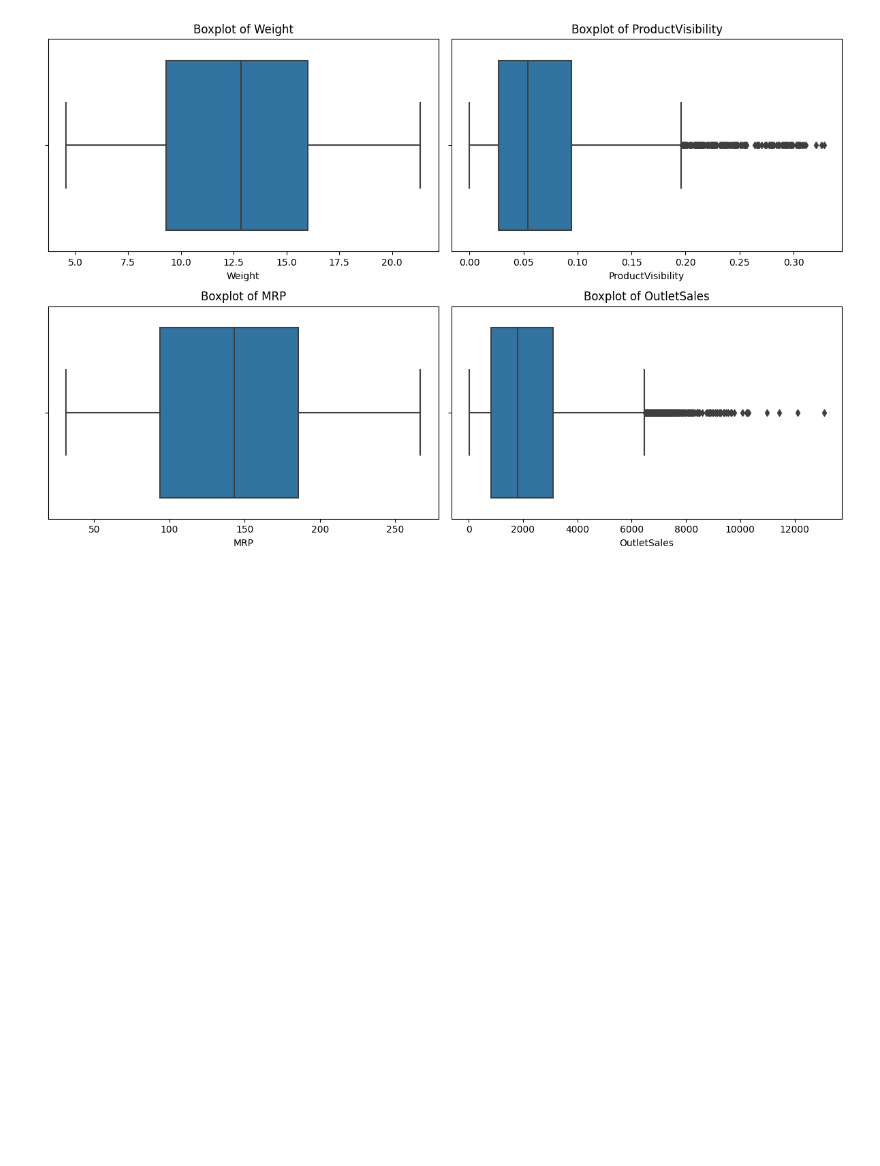
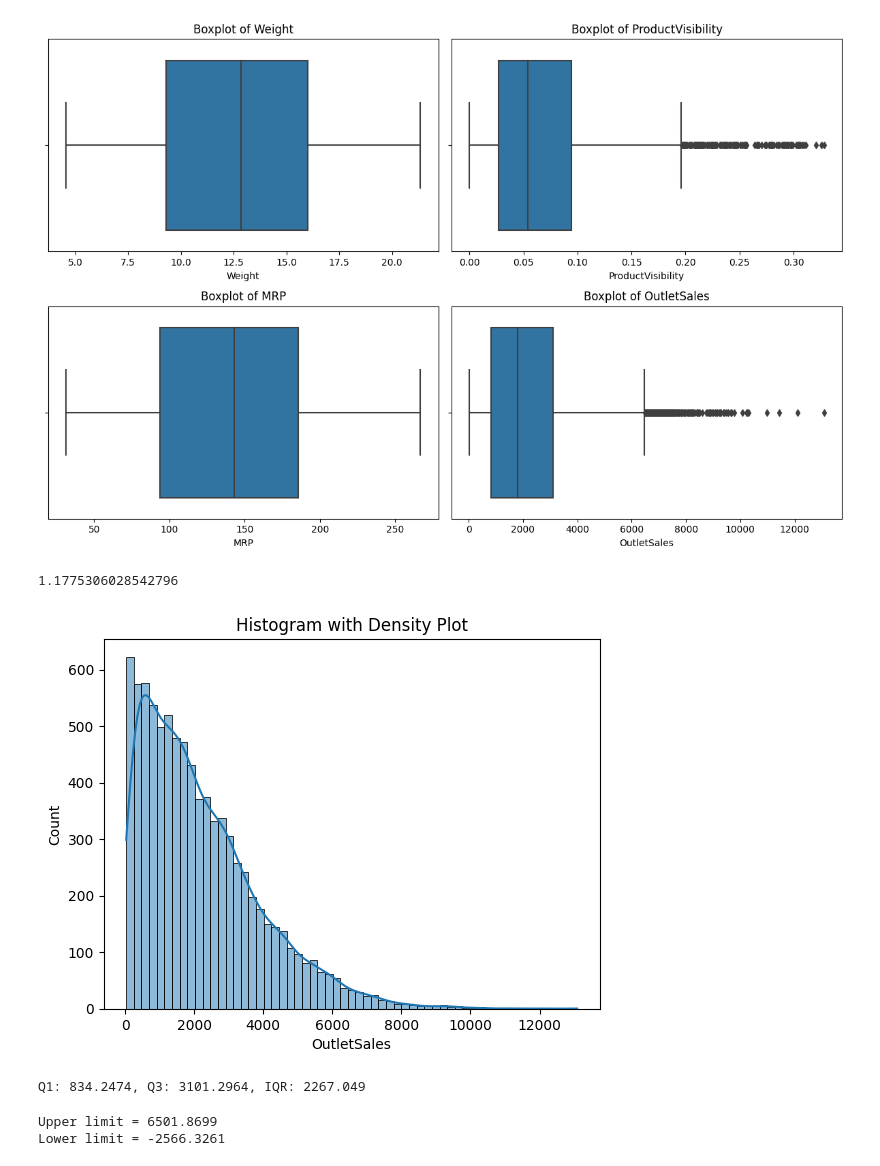
Before and after one commit to pi-mishra/Big-Mart-Sales-Prediction, a Jupyter notebook: BigMartSalesPrediction.ipynb, the cells around one changed output. Cells and saved outputs as stored; diff of their text form; code cells hidden in the pictures; blank space fills up the shorter version.

Commit message:
Kaggle Notebook | Big Mart Sales Prediction | Version 3

```diff
--- a/BigMartSalesPrediction.ipynb
+++ b/BigMartSalesPrediction.ipynb
@@ -160,3 +175,33 @@ plt.tight_layout()
 plt.show()
 # %% [output]
 [figure]
+# %%
+df['OutletSales'].skew()
+# %% [output]
+1.1775306028542796
+# %%
+# Histogram and density plot
+sns.histplot(df['OutletSales'], kde=True)
+plt.title('Histogram with Density Plot')
+plt.show()
+# %% [output]
+[figure, added]
+# %%
+# as the data is right skewed we are going to use iqr method to remove outliers
+
+Q1 = df['OutletSales'].quantile(0.25)  # 1st Quartile (25th percentile)
+Q3 = df['OutletSales'].quantile(0.75)  # 3rd Quartile (75th percentile)
+IQR = Q3 - Q1                     # Interquartile Range
+
+print(f"Q1: {Q1}, Q3: {Q3}, IQR: {IQR}")
+# %% [output]
+Q1: 834.2474, Q3: 3101.2964, IQR: 2267.049
+# %%
+upper_limit = Q3 + 1.5*IQR
+lower_limit = Q1 - 1.5*IQR
+
+print(f"Upper limit = {upper_limit}")
+print(f"Lower limit = {lower_limit}")
+# %% [output]
+Upper limit = 6501.8699
+Lower limit = -2566.3261
```
Also changed, not shown: parts of 5 cells of this notebook.
